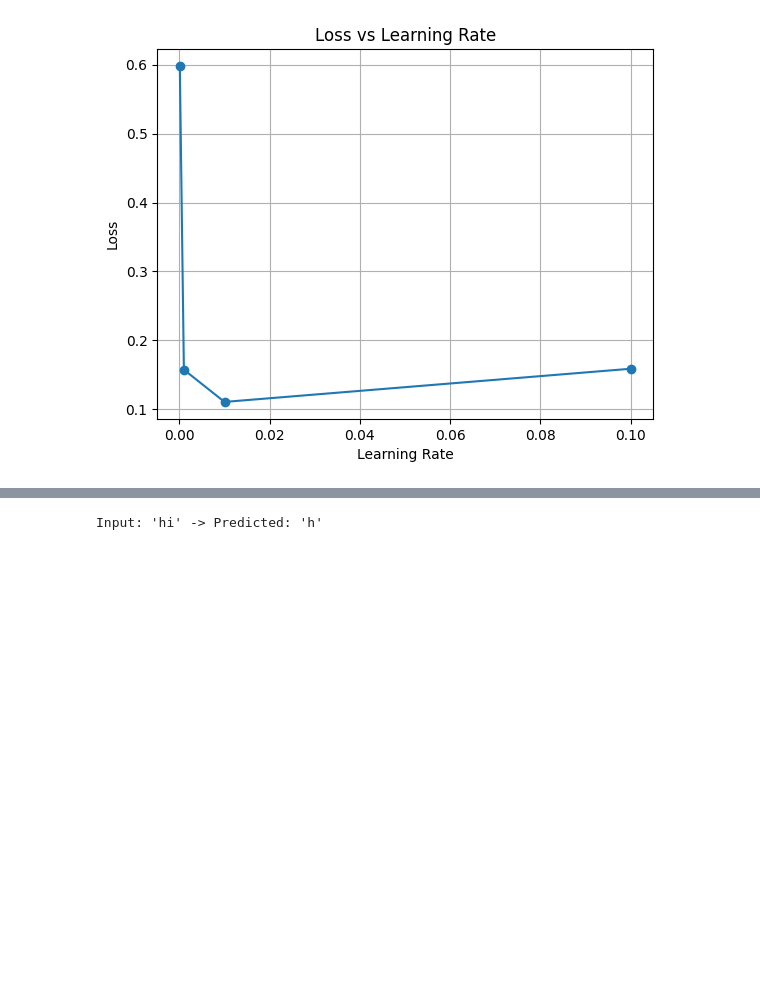
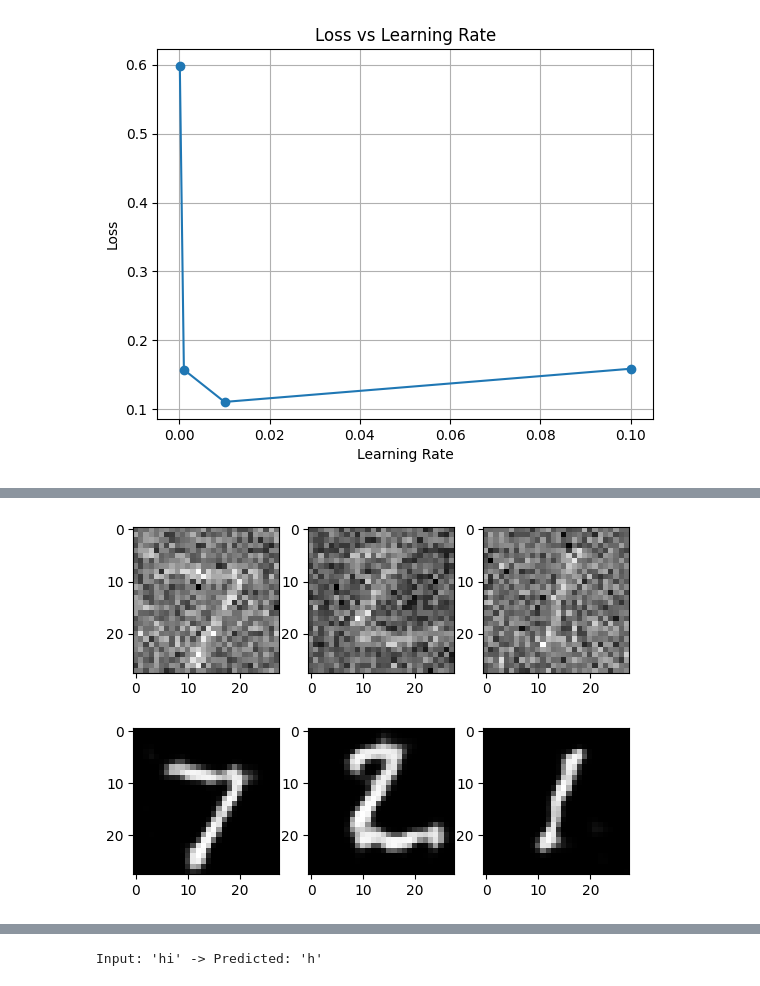
Before and after one commit to GodishalaAshwith/DeepLearning, a Jupyter notebook: DLExternal.ipynb, the cells around one changed output, grey strips where cells are left out. Drawn from its saved outputs; the diff is of its cells as text; code cells hidden in the pictures; blank space fills up the shorter version.

```diff
--- a/DLExternal.ipynb
+++ b/DLExternal.ipynb
@@ -619,0 +693,58 @@ Loss: 0.15871441520879084
+# %%
+# 12  Implement a Denoising Autoencoder and test it on noisy images.
+
+from tensorflow.keras.datasets import mnist
+from tensorflow.keras.models import Sequential
+from tensorflow.keras.layers import Conv2D, MaxPooling2D, UpSampling2D
+import numpy as np
+import matplotlib.pyplot as plt
+
+# Load Dataset
+(x_train, _), (x_test, _) = mnist.load_data()
+
+# Normalize and Reshape
+x_train = x_train.reshape(-1,28,28,1) / 255.0
+x_test = x_test.reshape(-1,28,28,1) / 255.0
+
+# Add Noise
+x_train_noisy = x_train + 0.5 * np.random.normal(size=x_train.shape)
+x_test_noisy = x_test + 0.5 * np.random.normal(size=x_test.shape)
+
+# Autoencoder Model
+model = Sequential([
+
+    Conv2D(32, 3, activation='relu', padding='same',
+           input_shape=(28,28,1)),
+
+    MaxPooling2D(2, padding='same'),
+
+    Conv2D(32, 3, activation='relu', padding='same'),
+
+    UpSampling2D(2),
+
+    Conv2D(1, 3, activation='sigmoid', padding='same')
+])
+
+# Compile
+model.compile(optimizer='adam', loss='binary_crossentropy')
+
+# Train
+model.fit(x_train_noisy, x_train,
+          epochs=3,
+          batch_size=128,
+          verbose=1)
+
+# Predict
+decoded = model.predict(x_test_noisy)
+
+# Show Images
+for i in range(3):
+
+    plt.subplot(2,3,i+1)
+    plt.imshow(x_test_noisy[i].reshape(28,28), cmap='gray')
+
+    plt.subplot(2,3,i+4)
+    plt.imshow(decoded[i].reshape(28,28), cmap='gray')
+
+plt.show()
+# %% [output]
@@ -619,0 +758 @@ Loss: 0.15871441520879084
+[figure, added]
```
Also changed, not shown: parts of 3 cells of this notebook.
